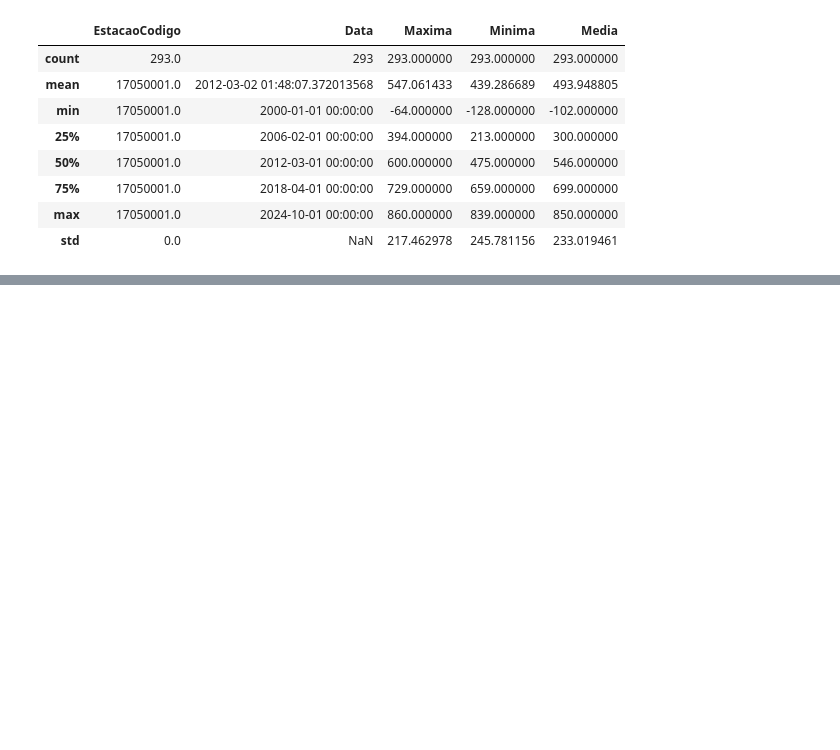
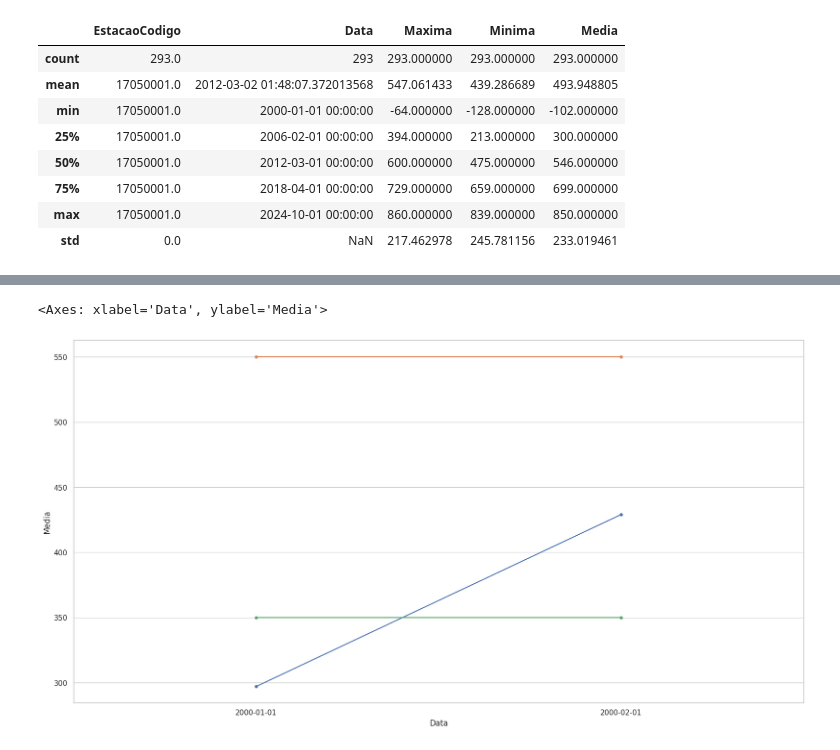
Before and after one commit to larissavaladao/py6s_harmonize_sample, a Jupyter notebook: 6. parameters_by_period/1.set_periods.ipynb, the cells around one changed output, grey strips where cells are left out. Saved outputs shown, nothing was run; the diff lists cells and outputs as text; code cells hidden in the pictures; blank space fills up the shorter version.

```diff
--- a/6. parameters_by_period/1.set_periods.ipynb
+++ b/6. parameters_by_period/1.set_periods.ipynb
@@ -155,0 +162,3 @@ sns.pointplot(data=obidos_att,x = obidos_att['Data'],y = obidos_att['Media'], hu
+# %%
+obidos_att['longitude'] = -55.5131
+obidos_att['latitude'] = -1.9192
@@ -155,0 +171,7 @@ sns.pointplot(data=obidos_att,x = obidos_att['Data'],y = obidos_att['Media'], hu
+# %%
+sns.pointplot(x = obidos_att['Data'][0:2],y = obidos_att['Media'][0:2],  linewidth=1.5)
+sns.pointplot(x = obidos_att['Data'][0:2],y = obidos_att['HW'][0:2],  linewidth=1.5)
+sns.pointplot(x = obidos_att['Data'][0:2],y = obidos_att['LW'][0:2],  linewidth=1.5)
+# %% [output]
+<Axes: xlabel='Data', ylabel='Media'>
+[figure, added]
```
Also changed, not shown: parts of 13 cells of this notebook.
